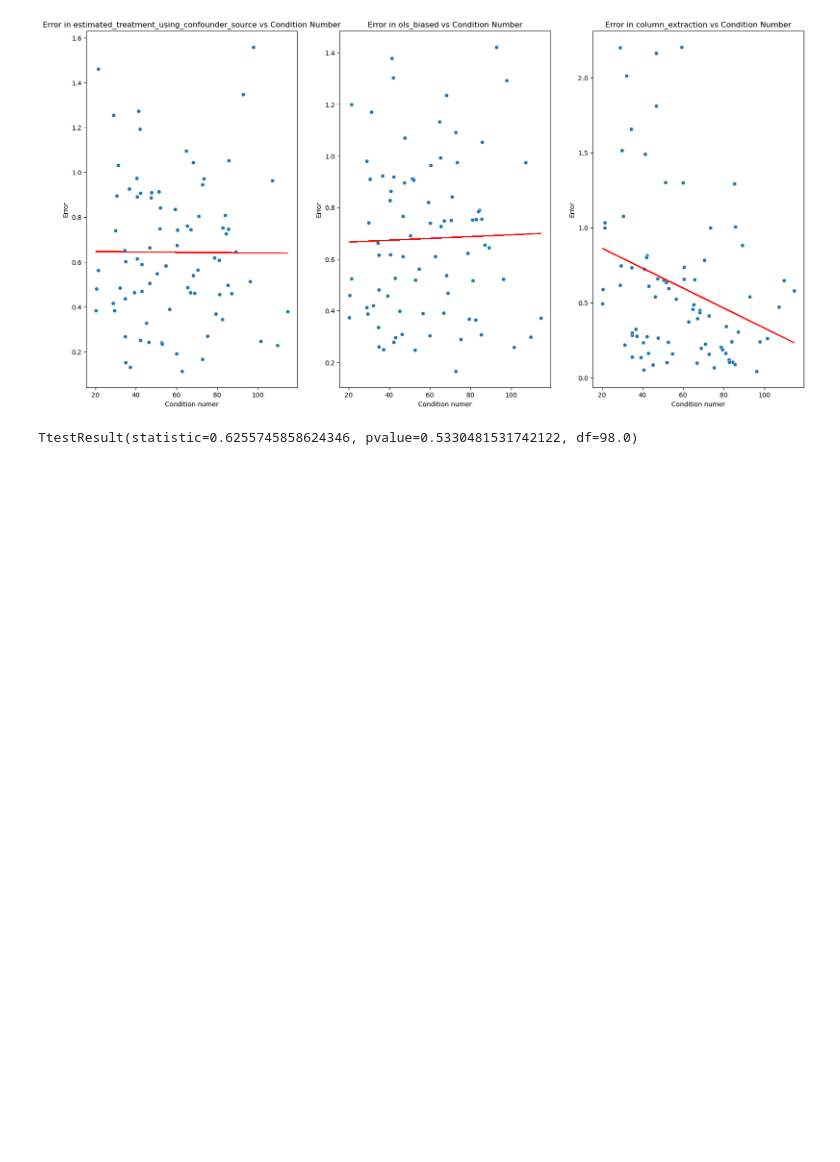
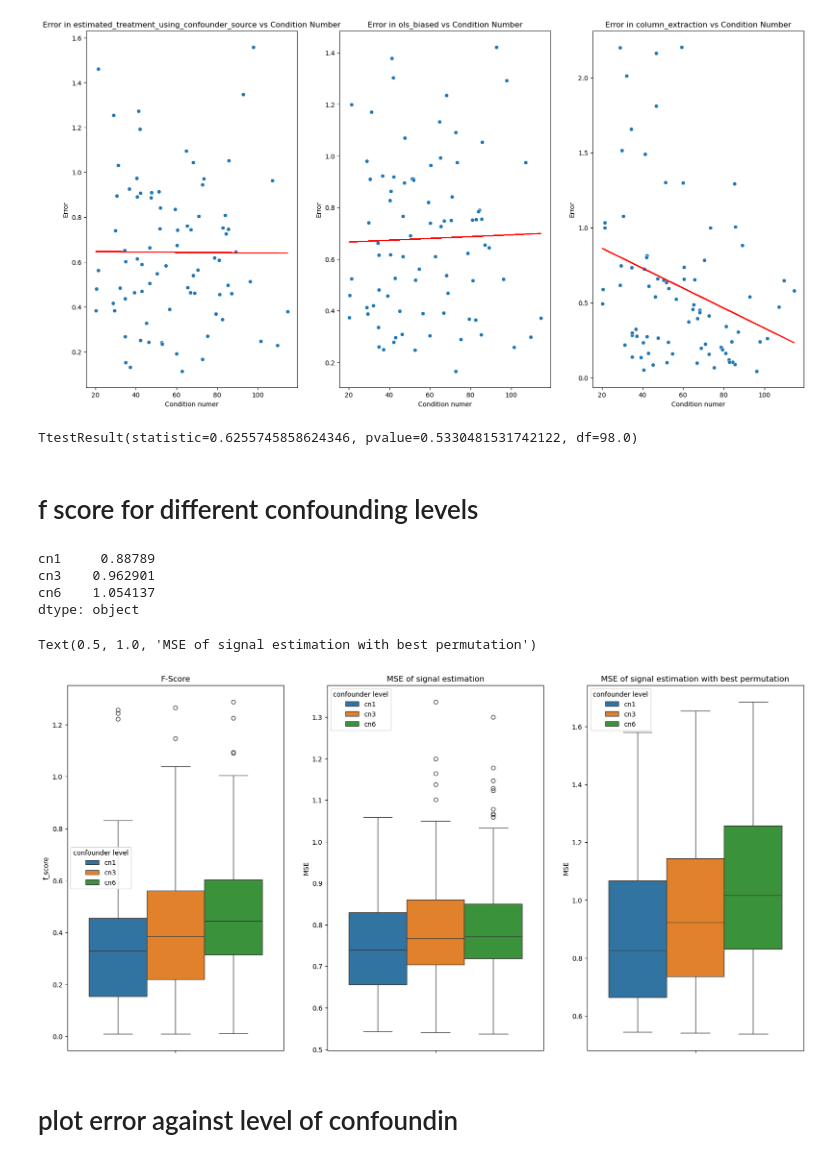
Before and after one commit to malo4300/ICA_IV_simulations, a Jupyter notebook: plots/plot_error_distribution.ipynb, the cells around one changed output. Saved outputs shown, nothing was run; the diff lists cells and outputs as text; code cells hidden in the pictures; blank space fills up the shorter version.

```diff
--- a/plots/plot_error_distribution.ipynb
+++ b/plots/plot_error_distribution.ipynb
@@ -160,3 +202,5 @@ from scipy.stats import ttest_ind
 ttest_ind(cond_df[cond_df["seed"].isin(seed.values)]["conditioning_number"], cond_df[cond_df["seed"].isin(seed_not_in_df)]["conditioning_number"])
 # %% [output]
 TtestResult(statistic=0.6255745858624346, pvalue=0.5330481531742122, df=98.0)
+# %% [markdown]
+# f score for different confounding levels
@@ -162,0 +212,42 @@ TtestResult(statistic=0.6255745858624346, pvalue=0.5330481531742122, df=98.0)
+# %%
+fscores = pd.DataFrame(columns = ["cn1", "cn3", "cn6"])
+scores_signals = pd.DataFrame(columns = ["cn1", "cn3", "cn6"])
+scores_signals_best_perm = pd.DataFrame(columns = ["cn1", "cn3", "cn6"])
+confounder_levels = [1, 3, 6]
+for cn in confounder_levels:
+    for i in tqdm(range(100)):
+        est_signals = pd.read_csv(f"../data_generation/different_confounding_levels/data/estimated_signals_CausalVarEM_large_conf_{cn}_{i}.csv", header = 0, index_col=0)
+        true_signals = pd.read_csv(f"../data_generation/different_confounding_levels/data/true_signals_large_conf_{cn}_{i}.csv", header = 0, index_col=0)
+        true = pd.read_csv(f"../data_generation/different_confounding_levels/data/true_mixing_large_conf_{cn}_{i}.csv", header = 0, index_col=0)
+        hat = pd.read_csv(f"../data_generation/different_confounding_levels/data/estimated_mixing_CausalVarEM_large_conf_{cn}_{i}.csv", header = 0, index_col=0)
+        scores_signals.loc[i, f"cn{cn}"] = mean_squared_error(true_signals.values, est_signals.values)
+        perm, score = f_score(true.values, hat.values)
+        fscores.loc[i, f"cn{cn}"] = score
+        scores_signals_best_perm.loc[i, f"cn{cn}"] = mean_squared_error(true_signals.values, est_signals.values[:, perm])
+fscores.mean()
+scores_signals.mean()
+scores_signals_best_perm.mean()
+# %% [output]
+cn1     0.88789
+cn3    0.962901
+cn6    1.054137
+dtype: object
+# %%
+# plot the f_scores in one plot
+fig, ax = plt.subplots(1, 3, figsize=(20, 10))
+long = fscores.melt(var_name="confounder level", value_name="f_score")
+sns.boxplot(data=long, hue="confounder level", y="f_score", ax=ax[0])
+ax[0].set_title("F-Score")
+
+long = scores_signals.melt(var_name="confounder level", value_name="MSE")
+sns.boxplot(data=long, hue="confounder level", y="MSE", ax=ax[1])
+ax[1].set_title("MSE of signal estimation")
+
+long = scores_signals_best_perm.melt(var_name="confounder level", value_name="MSE")
+sns.boxplot(data=long, hue="confounder level", y="MSE", ax=ax[2])
+ax[2].set_title("MSE of signal estimation with best permutation")
+# %% [output]
+Text(0.5, 1.0, 'MSE of signal estimation with best permutation')
+[figure, added]
+# %% [markdown]
+# plot error against level of confoundin
```
Also changed, not shown: parts of 11 cells of this notebook, 30 other files.
